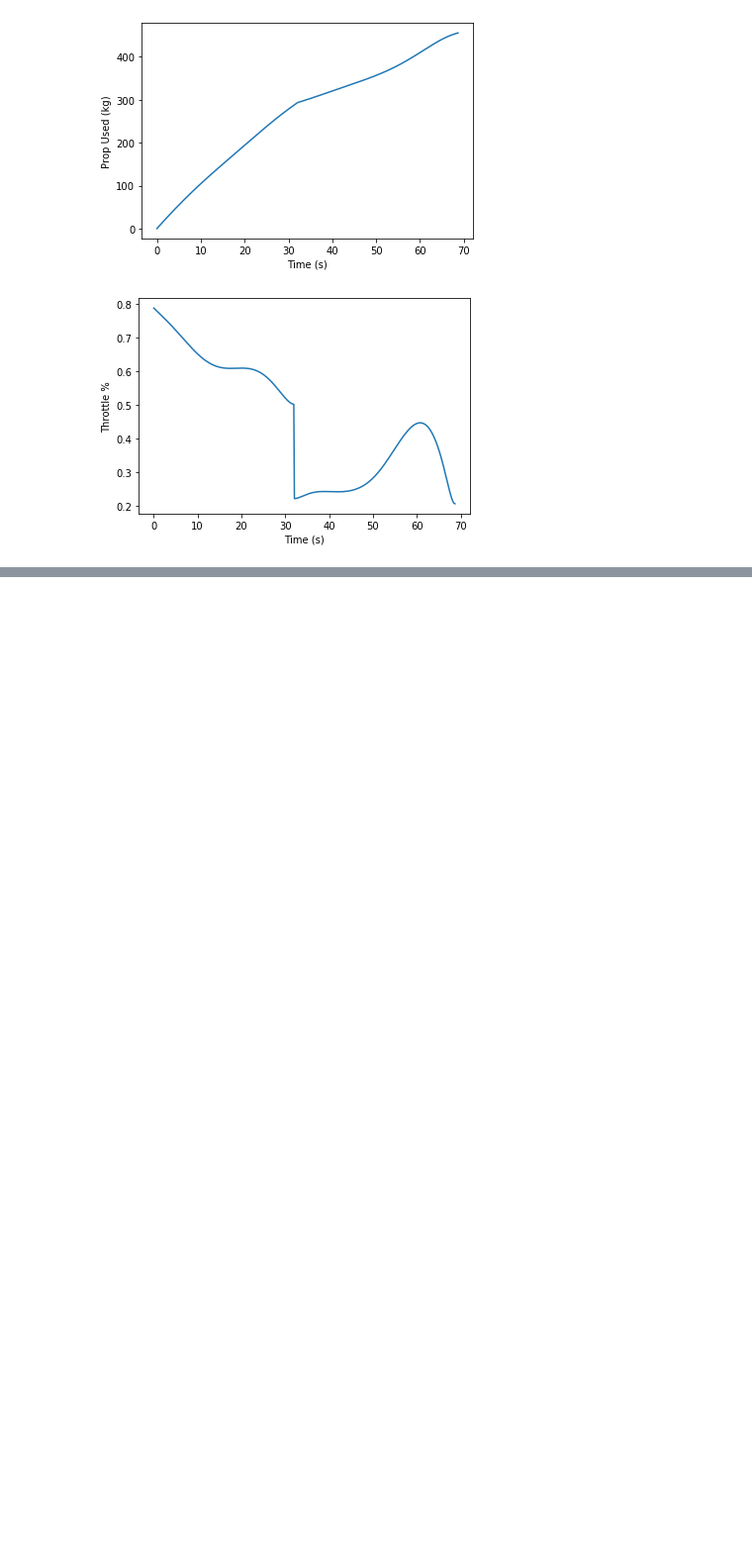
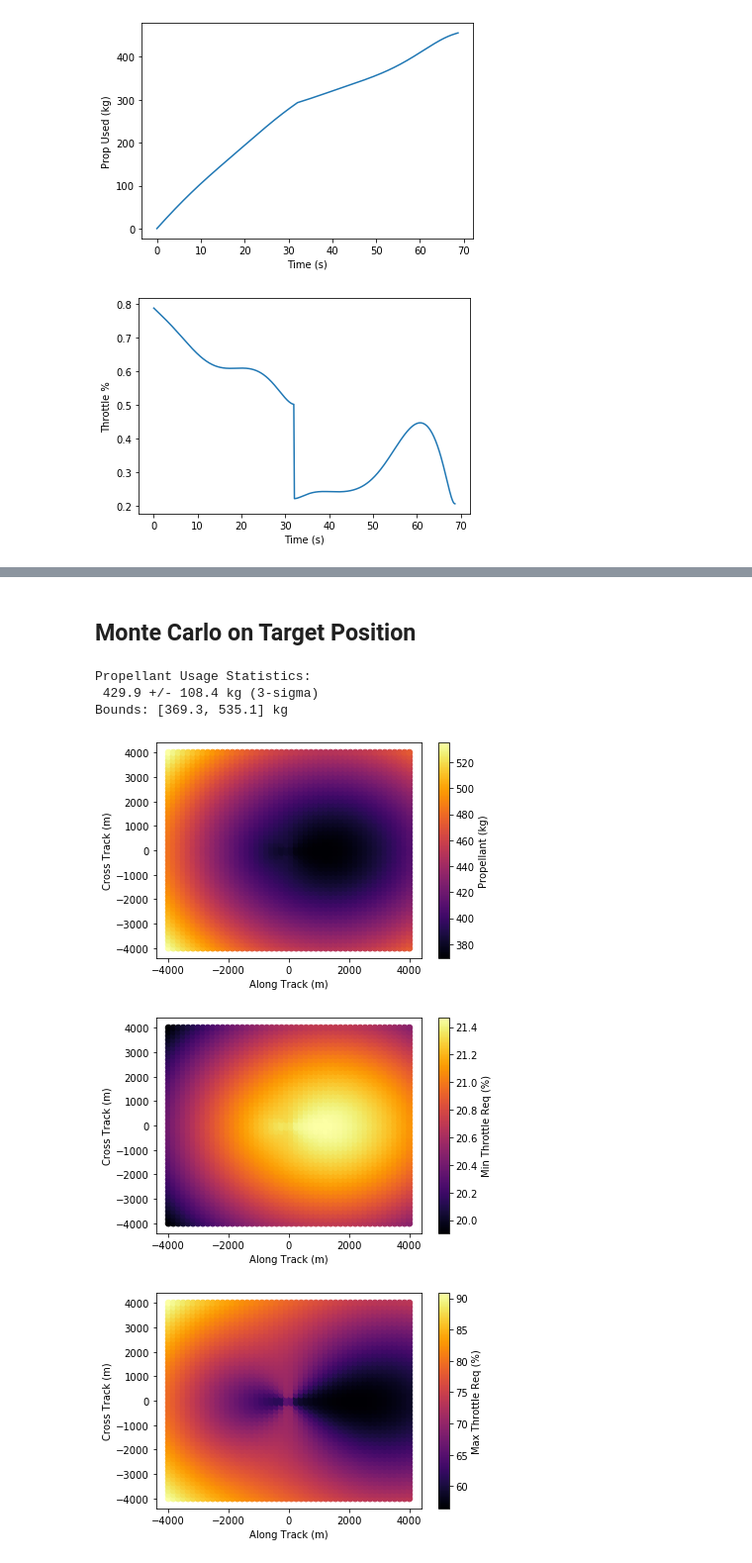
Before and after one commit to CDNoyes/EDL-Py, a Jupyter notebook: PolyGuide.ipynb, the cells around one changed output, grey strips where cells are left out. Shown at 99% size. Cells and saved outputs as stored; diff of their text form; code cells hidden in the pictures; blank space fills up the shorter version.

```diff
--- a/PolyGuide.ipynb
+++ b/PolyGuide.ipynb
@@ -232,0 +246,61 @@ Prop used: 455.604 kg
+# %% [markdown]
+## Monte Carlo on Target Position
+# %%
+def cartesian_product(*arrays):
+    la = len(arrays)
+    dtype = np.result_type(*arrays)
+    arr = np.empty([len(a) for a in arrays] + [la], dtype=dtype)
+    for i, a in enumerate(np.ix_(*arrays)):
+        arr[...,i] = a
+    return arr.reshape(-1, la)
+
+# Target conditions
+vf = [0, 0, -30]
+x = np.linspace(-4000, 4000, 50)
+xfx = cartesian_product(x,x)
+
+prop = []
+throttle = []
+for pf in xfx:
+    pf = np.append(pf, target_alt)
+    xf = np.hstack((pf,vf))
+    sol = solve(x0, xf, 0, [z1, dz1], debug=False)
+    prop.append(sol['prop'])
+    throttle.append(sol['throttle_bounds'])
+
+
+prop_mean = np.mean(prop)
+prop_std = np.std(prop)
+prop_lims = np.min(prop), np.max(prop)
+print("Propellant Usage Statistics:\n {:.1f} +/- {:.1f} kg (3-sigma)\nBounds: [{:.1f}, {:.1f}] kg".format(prop_mean, 3*prop_std, *prop_lims))
+
+throttle = np.array(throttle)
+cmap = 'inferno'
+
+plt.figure()
+plt.scatter(xfx.T[0], xfx.T[1], c=prop, cmap=cmap)
+plt.xlabel("Along Track (m)")
+plt.ylabel("Cross Track (m)")
+plt.colorbar(label="Propellant (kg)")
+plt.show()
+
+plt.figure()
+plt.scatter(xfx.T[0], xfx.T[1], c=throttle.T[0]*100, cmap=cmap)
+plt.xlabel("Along Track (m)")
+plt.ylabel("Cross Track (m)")
+plt.colorbar(label="Min Throttle Req (%)")
+plt.show()
+
+plt.figure()
+plt.scatter(xfx.T[0], xfx.T[1], c=throttle.T[1]*100, cmap=cmap)
+plt.xlabel("Along Track (m)")
+plt.ylabel("Cross Track (m)")
+plt.colorbar(label="Max Throttle Req (%)")
+plt.show()
+# %% [output]
+Propellant Usage Statistics:
+ 429.9 +/- 108.4 kg (3-sigma)
+Bounds: [369.3, 535.1] kg
+[figure, added]
+[figure, added]
+[figure, added]
```
Also changed, not shown: parts of 6 cells of this notebook.
